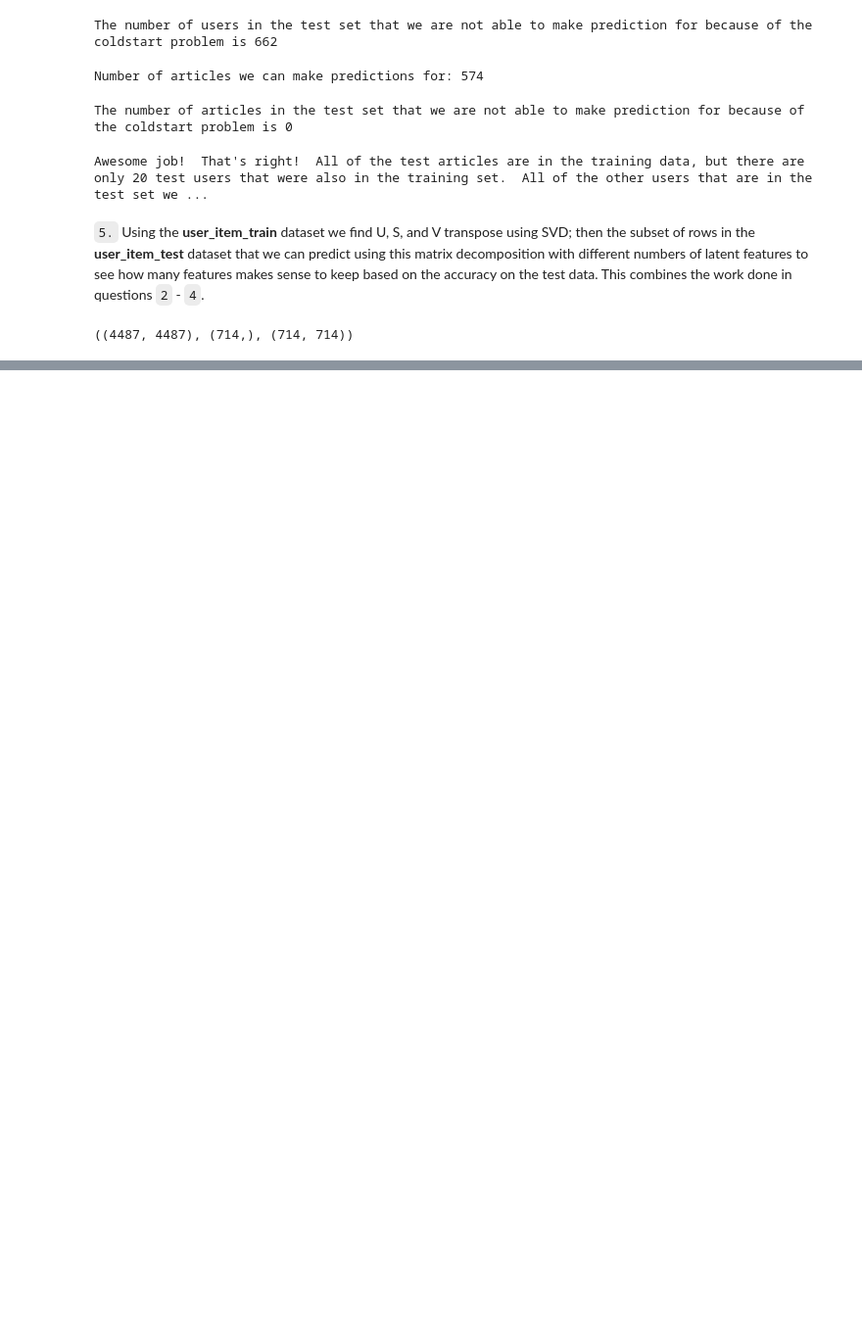
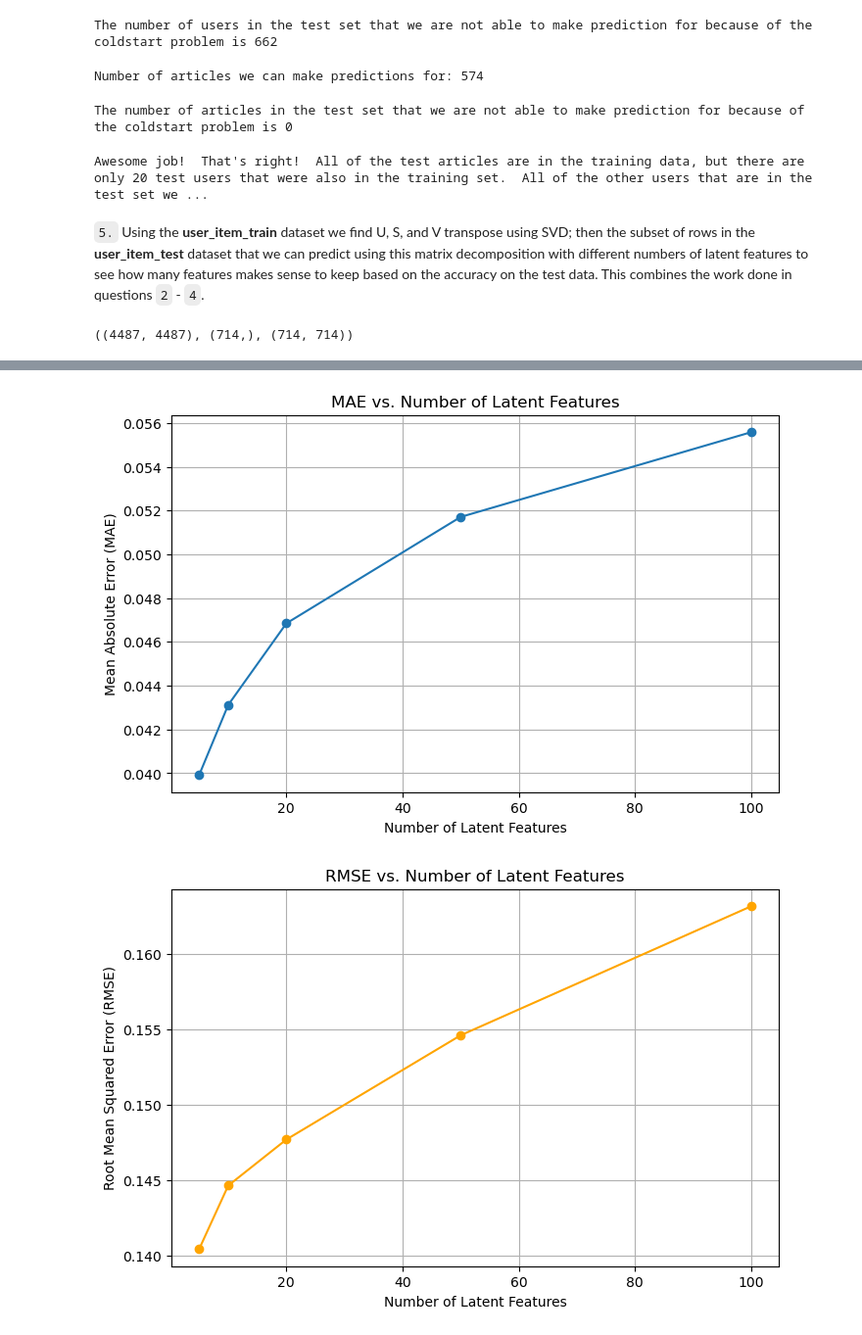
Before and after one commit to mrme77/recommender-engines, a Jupyter notebook: Recommendations_with_IBM.ipynb, the cells around one changed output, grey strips where cells are left out. Shown at 98% size. Saved outputs shown, nothing was run; the diff lists cells and outputs as text; code cells hidden in the pictures; blank space fills up the shorter version.

```diff
--- a/Recommendations_with_IBM.ipynb
+++ b/Recommendations_with_IBM.ipynb
@@ -907,0 +779,79 @@ call(['python', '-m', 'nbconvert', 'Recommendations_with_IBM.ipynb'])
+# %%
+# diagonal matrix
+s_train_diag = np.diag(s_train)
+
+latent_features = [5, 10, 20, 50, 100]
+accuracies = []
+mae_values = []
+rmse_values = []
+common_articles = list(common_articles)
+common_users = list(common_users)
+
+for k in latent_features:
+    # Reduce U, S, and Vt to k latent features
+    u_train_k = u_train[:, :k]
+    s_train_k = s_train_diag[:k, :k]
+    vt_train_k = vt_train[:k, :]
+
+
+    user_item_train_reconstructed = np.dot(np.dot(u_train_k, s_train_k), vt_train_k)
+
+    # reconstructed matrix with the test set
+    preds_df = pd.DataFrame(user_item_train_reconstructed, index=user_item_train.index, columns=user_item_train.columns)
+    preds_common = preds_df.loc[common_users, common_articles]
+
+
+    test_actual = user_item_test_common.loc[common_users, common_articles].values
+
+
+    preds = preds_common.values
+
+    # Calculate Mean Absolute Error (MAE)
+    diffs = test_actual - preds
+    mae = np.mean(np.abs(diffs))
+    mae_values.append(mae)
+
+    # Calculate Root Mean Squared Error (RMSE)
+    rmse = np.sqrt(np.mean(diffs ** 2))
+    rmse_values.append(rmse)
+
+    # Binary classification: interaction or no interaction
+    preds_binary = np.where(preds >= 0.5, 1, 0)
+
+    # Calculate accuracy
+    accuracy = np.mean(preds_binary == test_actual)
+    accuracies.append(accuracy)
+
+# Plot MAE vs. Number of Latent Features
+plt.figure(figsize=(8, 5))
+plt.plot(latent_features, mae_values, marker='o', linestyle='-')
+plt.xlabel('Number of Latent Features')
+plt.ylabel('Mean Absolute Error (MAE)')
+plt.title('MAE vs. Number of Latent Features')
+plt.grid(True)
+plt.show()
+
+# Plot RMSE vs. Number of Latent Features
+plt.figure(figsize=(8, 5))
+plt.plot(latent_features, rmse_values, marker='o', color='orange', linestyle='-')
+plt.xlabel('Number of Latent Features')
+plt.ylabel('Root Mean Squared Error (RMSE)')
+plt.title('RMSE vs. Number of Latent Features')
+plt.grid(True)
+plt.show()
+
+# Plot Accuracy vs. Number of Latent Features
+plt.figure(figsize=(8, 5))
+plt.plot(latent_features, accuracies, marker='o', color='green', linestyle='-')
+plt.xlabel('Number of Latent Features')
+plt.ylabel('Accuracy')
+plt.title('Accuracy vs. Number of Latent Features')
+plt.grid(True)
+plt.show()
+
+
+for k, mae, rmse, acc in zip(latent_features, mae_values, rmse_values, accuracies):
+    print(f"Latent Features: {k}, MAE: {mae:.4f}, RMSE: {rmse:.4f}, Accuracy: {acc:.4f}")
+# %% [output]
+[figure, added]
+[figure, added]
```
Also changed, not shown: parts of 28 cells of this notebook.
